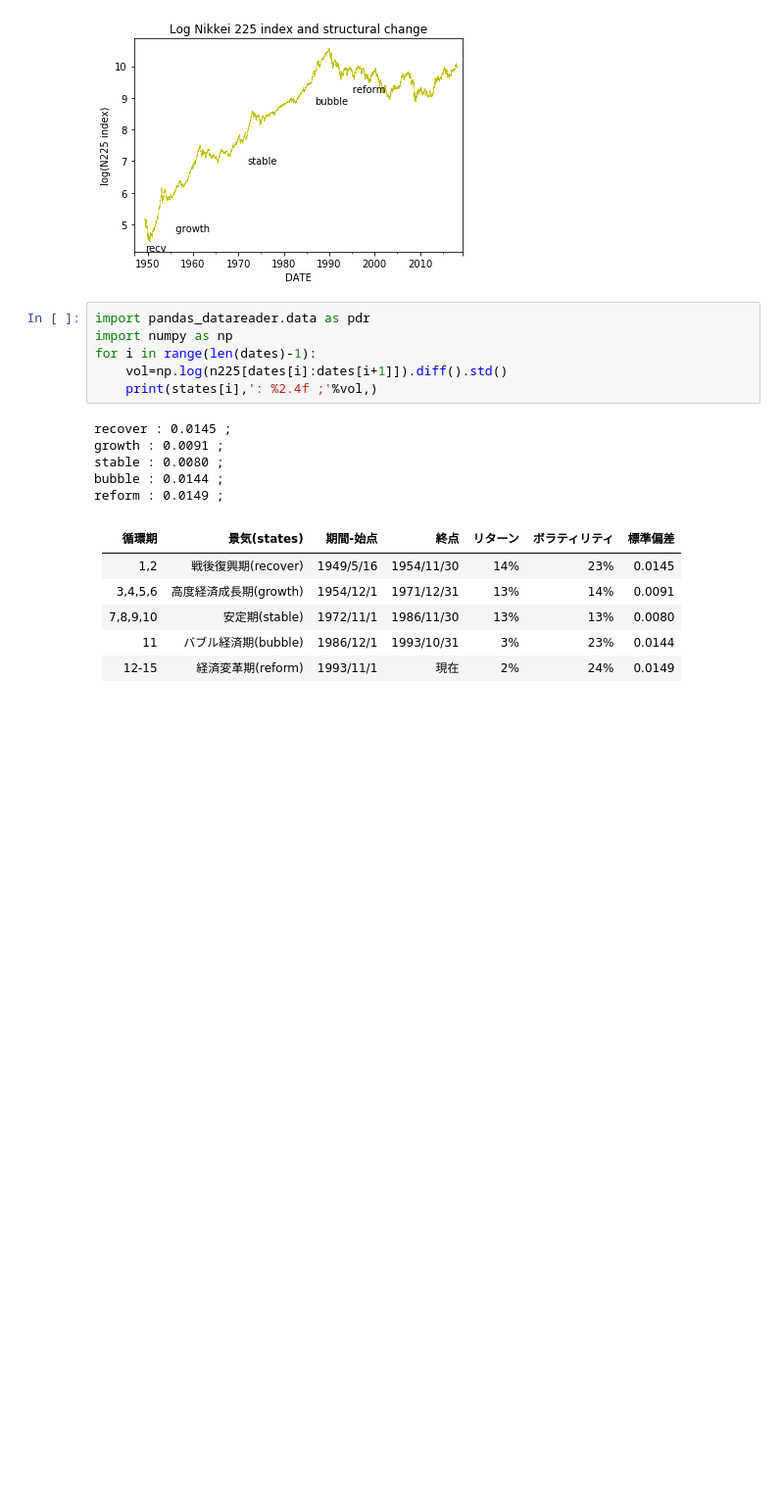
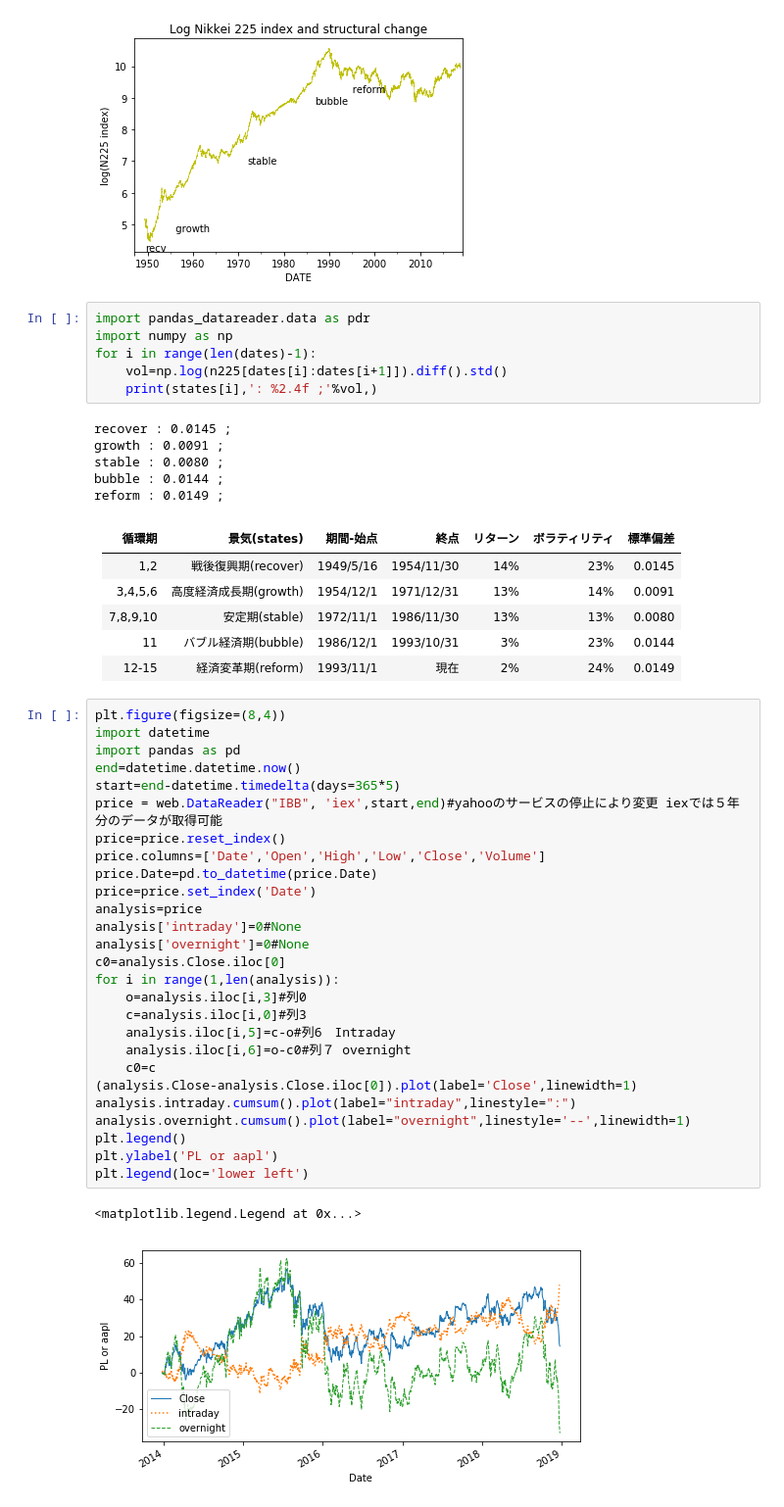
Before and after one commit to innovation1005/python3-for-system-trade, a Jupyter notebook: 360/pan5.ipynb, the cells around one changed output. Shown: that part at 98% size. Drawn from its saved outputs; the diff is of its cells as text; blank space fills up the shorter version.

```diff
--- a/360/pan5.ipynb
+++ b/360/pan5.ipynb
@@ -97,5 +97,35 @@ reform : 0.0149 ;
 |7,8,9,10|安定期(stable)|1972/11/1|1986/11/30|13%|13%|0.0080|
 |11|バブル経済期(bubble)|1986/12/1|1993/10/31|3%|23%|0.0144|
 |12-15|経済変革期(reform)|1993/11/1|現在|2%|24%|0.0149|
+# %%
+plt.figure(figsize=(8,4))
+import datetime
+import pandas as pd
+end=datetime.datetime.now()
+start=end-datetime.timedelta(days=365*5)
+price = web.DataReader("IBB", 'iex',start,end)#yahooのサービスの停止により変更 iexでは５年分のデータが取得可能
+price=price.reset_index()
+price.columns=['Date','Open','High','Low','Close','Volume']
+price.Date=pd.to_datetime(price.Date)
+price=price.set_index('Date')
+analysis=price
+analysis['intraday']=0#None
+analysis['overnight']=0#None
+c0=analysis.Close.iloc[0]
+for i in range(1,len(analysis)):
+    o=analysis.iloc[i,3]#列0
+    c=analysis.iloc[i,0]#列3
+    analysis.iloc[i,5]=c-o#列6　Intraday
+    analysis.iloc[i,6]=o-c0#列７ overnight
+    c0=c
+(analysis.Close-analysis.Close.iloc[0]).plot(label='Close',linewidth=1)
+analysis.intraday.cumsum().plot(label="intraday",linestyle=":")
+analysis.overnight.cumsum().plot(label="overnight",linestyle='--',linewidth=1)
+plt.legend()
+plt.ylabel('PL or aapl')
+plt.legend(loc='lower left')
+# %% [output]
+<matplotlib.legend.Legend at 0x...>
+[figure, added]
 # %%
 plt.figure(figsize=(8,4))
```
Also changed, not shown: parts of 6 cells of this notebook, 2 other files.
